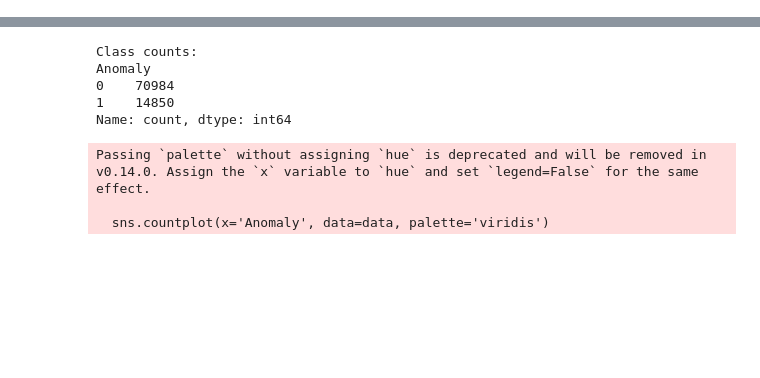
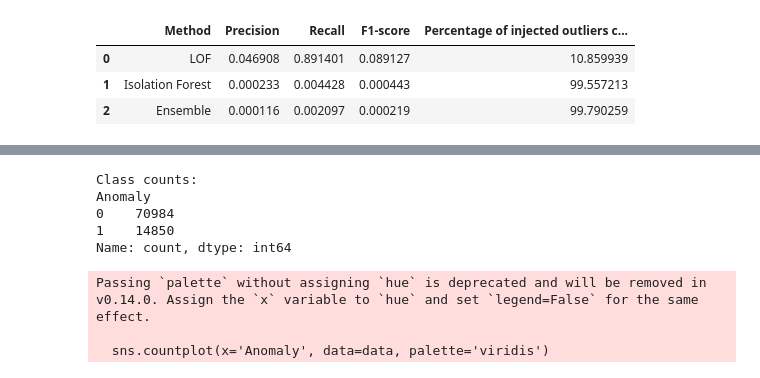
Before and after one commit to ezenwajiakujc/DATA-SCIENCE-PROJECT, a Jupyter notebook: Analysis and Results.ipynb, the cells around one changed output, grey strips where cells are left out. Saved outputs shown, nothing was run; the diff lists cells and outputs as text; code cells hidden in the pictures; blank space fills up the shorter version.

```diff
--- a/Analysis and Results.ipynb
+++ b/Analysis and Results.ipynb
@@ -79,0 +86,83 @@ First few rows of the cleaned dataframe:
+# %%
+from sklearn.metrics import precision_recall_fscore_support
+
+
+# Function to inject outliers
+def inject_outliers(X_scaled, contamination=0.05):
+    n_samples, n_features = X_scaled.shape
+    n_outliers = int(contamination * n_samples)
+
+    # Create a copy of X
+    X_with_outliers = X_scaled.copy()
+
+    # Randomly select samples to be outliers
+    outlier_indices = np.random.choice(n_samples, n_outliers, replace=False)
+
+    # Inject outliers by multiplying selected samples by a large factor
+    X_with_outliers[outlier_indices] *= np.random.uniform(10, 20, size=(n_outliers, n_features))
+
+    # Create true labels (1 for outliers, -1 for inliers)
+    y_true = np.ones(n_samples) * -1
+    y_true[outlier_indices] = 1
+
+    return X_with_outliers, y_true
+
+# Inject outliers
+X_with_outliers, y_true = inject_outliers(X_scaled, contamination=0.05)
+
+# LOF
+lof = LocalOutlierFactor(contamination=0.05, n_neighbors=20)
+y_pred_lof = lof.fit_predict(X_with_outliers)
+
+# Isolation Forest
+iso_forest = IsolationForest(contamination=0.05, random_state=42)
+y_pred_iso = iso_forest.fit_predict(X_with_outliers)
+
+# Ensemble (combining LOF and Isolation Forest)
+y_pred_ensemble = np.where((y_pred_lof == -1) | (y_pred_iso == -1), -1, 1)
+
+# Calculate metrics
+def calculate_metrics(y_true, y_pred):
+    precision, recall, f1, _ = precision_recall_fscore_support(y_true, y_pred, average='binary', pos_label=1)
+    return precision, recall, f1
+
+metrics_lof = calculate_metrics(y_true, y_pred_lof)
+metrics_iso = calculate_metrics(y_true, y_pred_iso)
+metrics_ensemble = calculate_metrics(y_true, y_pred_ensemble)
+
+# Calculate percentage of actual outliers caught
+def percentage_caught(y_true, y_pred):
+    return np.sum((y_true == 1) & (y_pred == -1)) / np.sum(y_true == 1) * 100
+
+percent_caught_lof = percentage_caught(y_true, y_pred_lof)
+percent_caught_iso = percentage_caught(y_true, y_pred_iso)
+percent_caught_ensemble = percentage_caught(y_true, y_pred_ensemble)
+
+# Create a DataFrame to display the results
+results = {
+    'Method': ['LOF', 'Isolation Forest', 'Ensemble'],
+    'Precision': [metrics_lof[0], metrics_iso[0], metrics_ensemble[0]],
+    'Recall': [metrics_lof[1], metrics_iso[1], metrics_ensemble[1]],
+    'F1-score': [metrics_lof[2], metrics_iso[2], metrics_ensemble[2]],
+    'Percentage of injected outliers caught': [percent_caught_lof, percent_caught_iso, percent_caught_ensemble]
+}
+
+results_df = pd.DataFrame(results)
+
+# Display the results in tabular form
+from IPython.display import display
+
+print("Results in tabular form:")
+display(results_df)
+
+# Calculate the actual number of injected outliers
+actual_outliers = np.sum(y_true == 1)
+LOF_detect = 0.01*percent_caught_lof*actual_outliers
+Iso_detect = 0.01*percent_caught_iso*actual_outliers
+Ensemble_detect = 0.01*percent_caught_ensemble*actual_outliers
+print(f"Number of injected outliers: {actual_outliers}")
+print(f"Number of injected outliers detected by LOF: {LOF_detect}")
+print(f"Number of injected outliers detected by Isolation Forest: {Iso_detect}")
+print(f"Number of injected outliers detected by Ensemble Method: {Ensemble_detect}")
+print(f"Percentage of injected outliers: {(actual_outliers / len(y_true)) * 100:.2f}%")
+# %% [output]
@@ -79,0 +170,4 @@ First few rows of the cleaned dataframe:
+|  | Method | Precision | Recall | F1-score | Percentage of injected outliers c... |
+| 0 | LOF | 0.046908 | 0.891401 | 0.089127 | 10.859939 |
+| 1 | Isolation Forest | 0.000233 | 0.004428 | 0.000443 | 99.557213 |
+| 2 | Ensemble | 0.000116 | 0.002097 | 0.000219 | 99.790259 |
```
Also changed, not shown: parts of 21 cells of this notebook.
